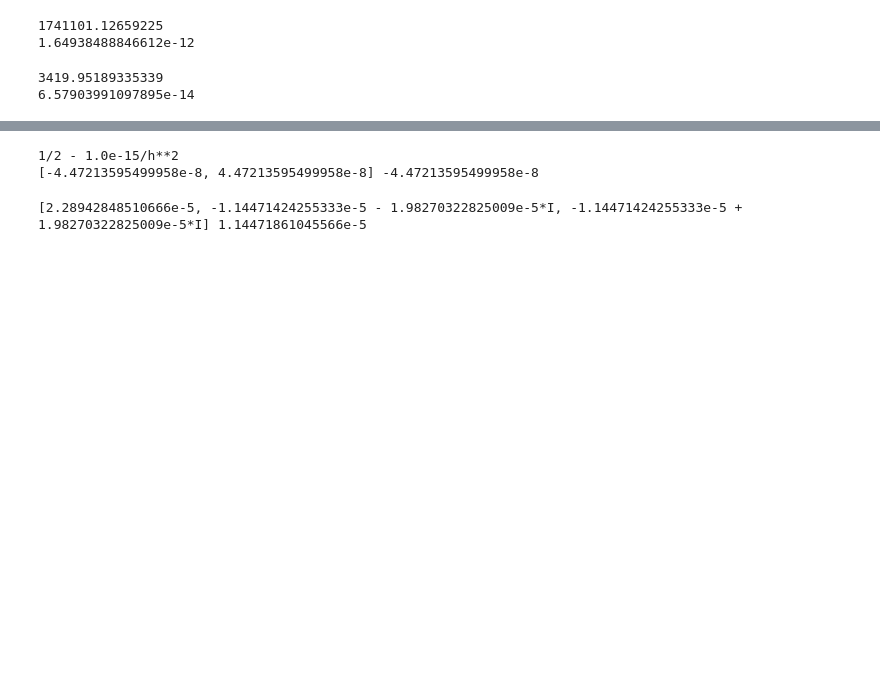
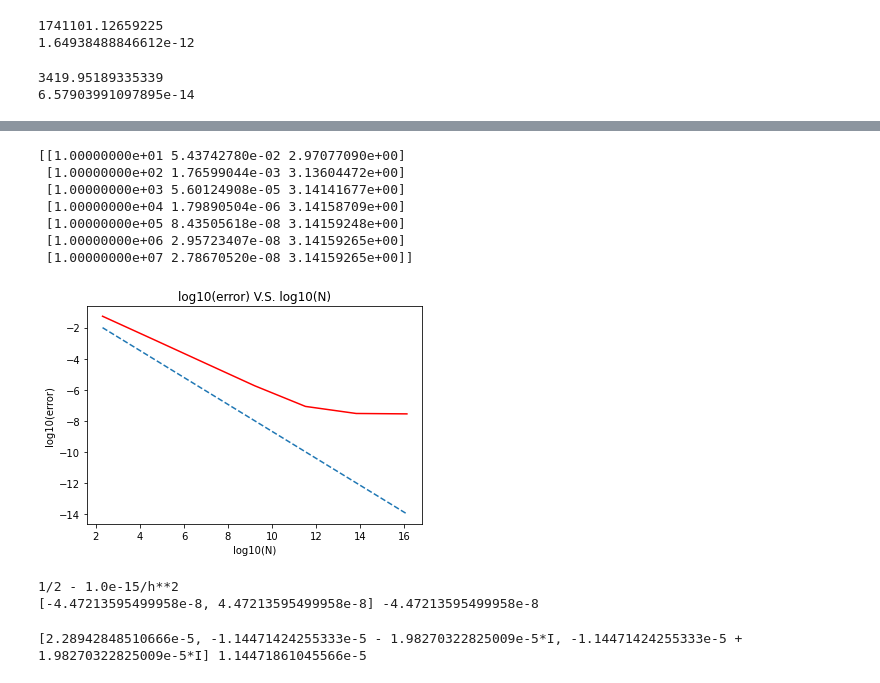
Before and after one commit to Bear900514/astr660, a Jupyter notebook: Hw2/HW2.ipynb, the cells around one changed output, grey strips where cells are left out. Saved outputs shown, nothing was run; the diff lists cells and outputs as text; code cells hidden in the pictures; blank space fills up the shorter version.

```diff
--- a/Hw2/HW2.ipynb
+++ b/Hw2/HW2.ipynb
@@ -179,3 +223,25 @@ print(error)
+# %%
+#Ex4.3
+A=np.loadtxt('pi_error4-40.dat')
+print(A)
+Y=1/((A[:,0])**(2))
+plt.plot(np.log(A[:,0]),np.log10(A[:,1]),'r',label='compute error')
+plt.plot(np.log(A[:,0]),np.log10(Y),'--',label='expect scaling')
+plt.xlabel('log10(N)')
+plt.ylabel('log10(error)')
+#plt.rcParams['figure.figsize'] = [15,5]
+plt.title('log10(error) V.S. log10(N)')
+plt.savefig('plot4.3.png')
+plt.show()
+# %% [output]
+[[1.00000000e+01 5.43742780e-02 2.97077090e+00]
+ [1.00000000e+02 1.76599044e-03 3.13604472e+00]
+ [1.00000000e+03 5.60124908e-05 3.14141677e+00]
+ [1.00000000e+04 1.79890504e-06 3.14158709e+00]
+ [1.00000000e+05 8.43505618e-08 3.14159248e+00]
+ [1.00000000e+06 2.95723407e-08 3.14159265e+00]
+ [1.00000000e+07 2.78670520e-08 3.14159265e+00]]
+[figure, added]
 # %%
 #EX5.1
 #ro=m/h
```
Also changed, not shown: parts of 2 cells of this notebook, 4 other files.
